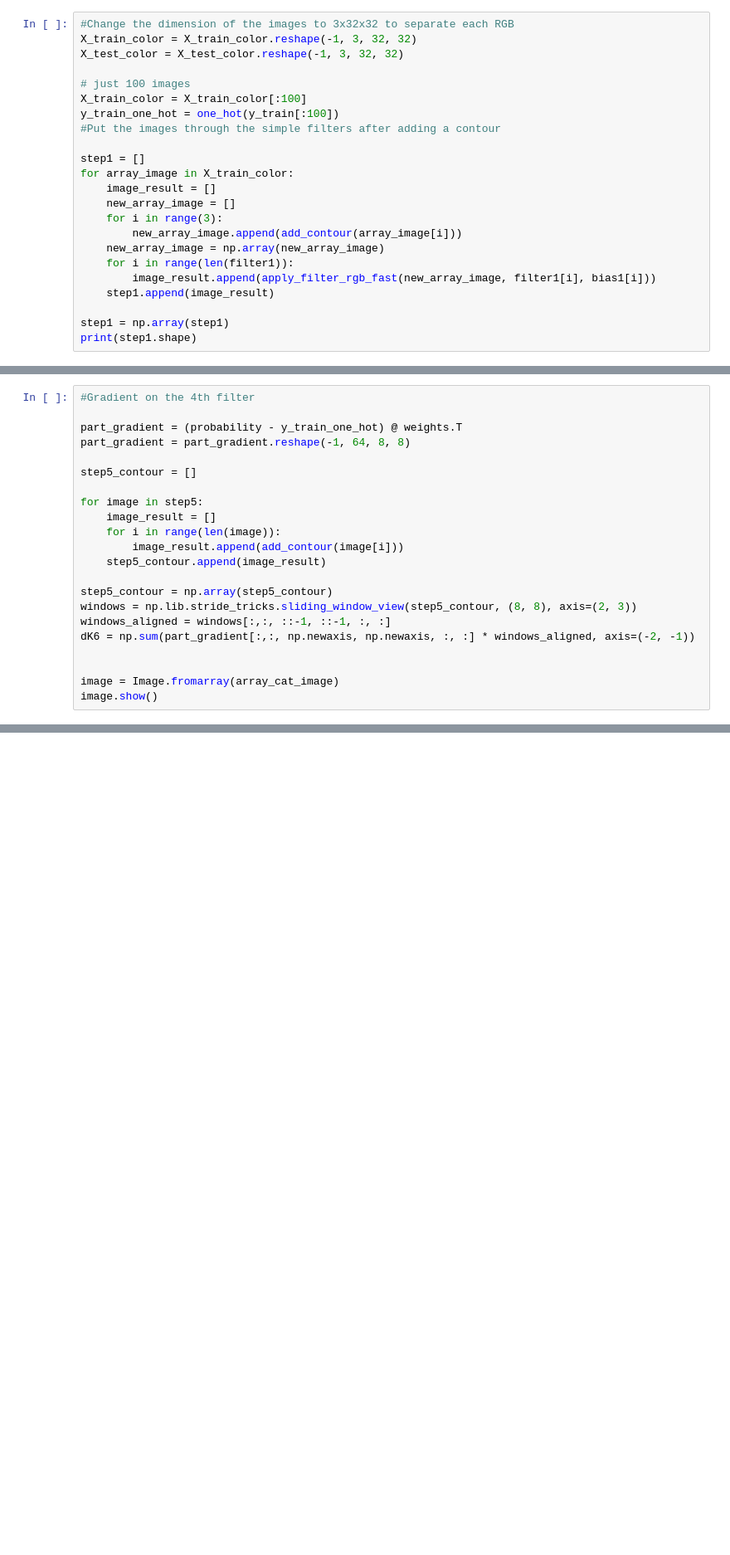
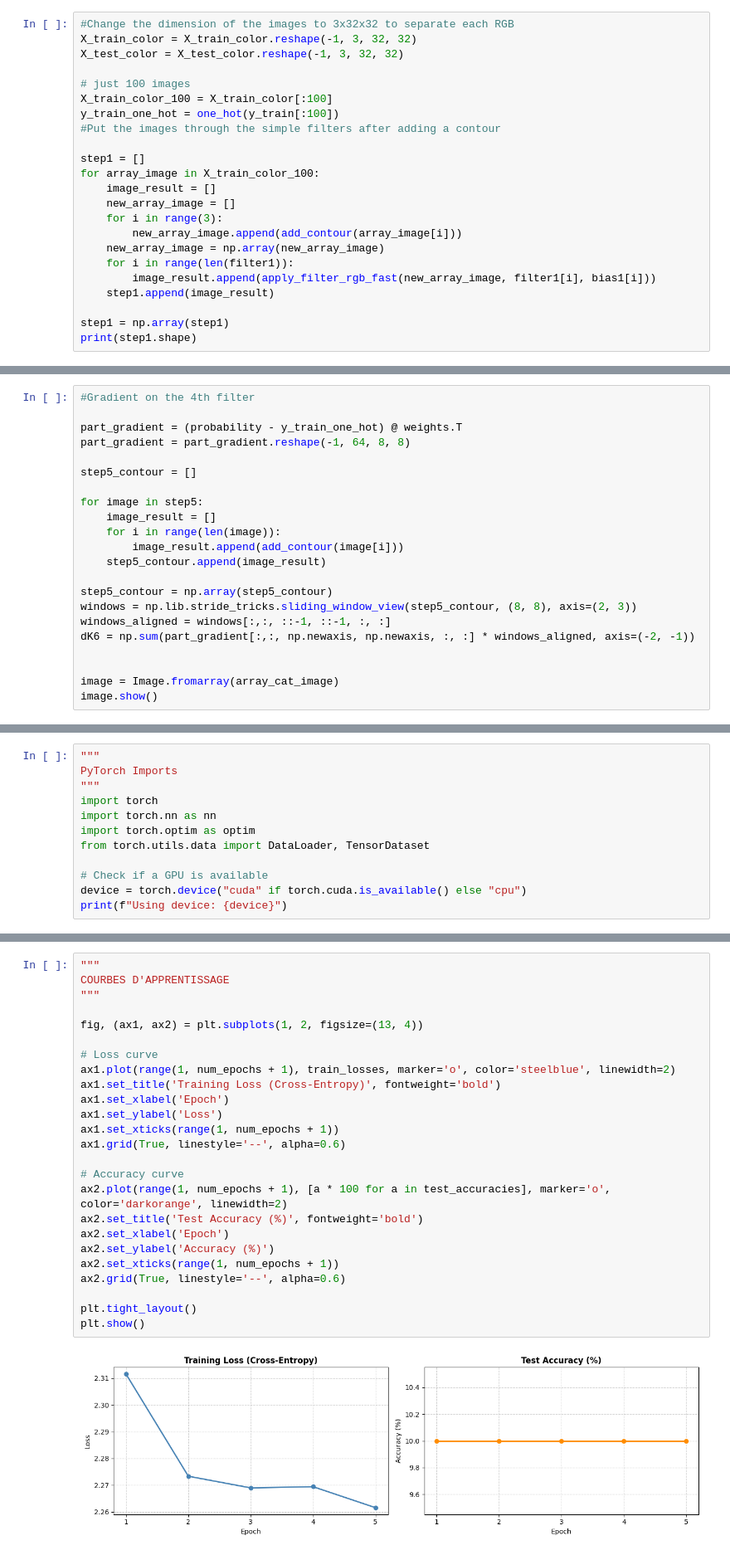
Before and after one commit to Graim-lee/From-analysing-digits-to-identifying-cancer, a Jupyter notebook: main.ipynb, the cells around one changed output, grey strips where cells are left out. Shown at 83% size. Saved outputs shown, nothing was run; the diff lists cells and outputs as text; blank space fills up the shorter version.

```diff
--- a/main.ipynb
+++ b/main.ipynb
@@ -1184,12 +1187,12 @@ X_train_color = X_train_color.reshape(-1, 3, 32, 32)
 X_test_color = X_test_color.reshape(-1, 3, 32, 32)
 
 # just 100 images
-X_train_color = X_train_color[:100]
+X_train_color_100 = X_train_color[:100]
 y_train_one_hot = one_hot(y_train[:100])
 #Put the images through the simple filters after adding a contour
 
 step1 = []
-for array_image in X_train_color:
+for array_image in X_train_color_100:
     image_result = []
     new_array_image = []
     for i in range(3):
@@ -1322,0 +1340,12 @@ image.show()
+# %%
+"""
+PyTorch Imports
+"""
+import torch
+import torch.nn as nn
+import torch.optim as optim
+from torch.utils.data import DataLoader, TensorDataset
+
+# Check if a GPU is available
+device = torch.device("cuda" if torch.cuda.is_available() else "cpu")
+print(f"Using device: {device}")
@@ -1322,0 +1600,27 @@ image.show()
+# %%
+"""
+COURBES D'APPRENTISSAGE
+"""
+
+fig, (ax1, ax2) = plt.subplots(1, 2, figsize=(13, 4))
+
+# Loss curve
+ax1.plot(range(1, num_epochs + 1), train_losses, marker='o', color='steelblue', linewidth=2)
+ax1.set_title('Training Loss (Cross-Entropy)', fontweight='bold')
+ax1.set_xlabel('Epoch')
+ax1.set_ylabel('Loss')
+ax1.set_xticks(range(1, num_epochs + 1))
+ax1.grid(True, linestyle='--', alpha=0.6)
+
+# Accuracy curve
+ax2.plot(range(1, num_epochs + 1), [a * 100 for a in test_accuracies], marker='o', color='darkorange', linewidth=2)
+ax2.set_title('Test Accuracy (%)', fontweight='bold')
+ax2.set_xlabel('Epoch')
+ax2.set_ylabel('Accuracy (%)')
+ax2.set_xticks(range(1, num_epochs + 1))
+ax2.grid(True, linestyle='--', alpha=0.6)
+
+plt.tight_layout()
+plt.show()
+# %% [output]
+[figure, added]
```
Also changed, not shown: parts of 27 cells of this notebook.
